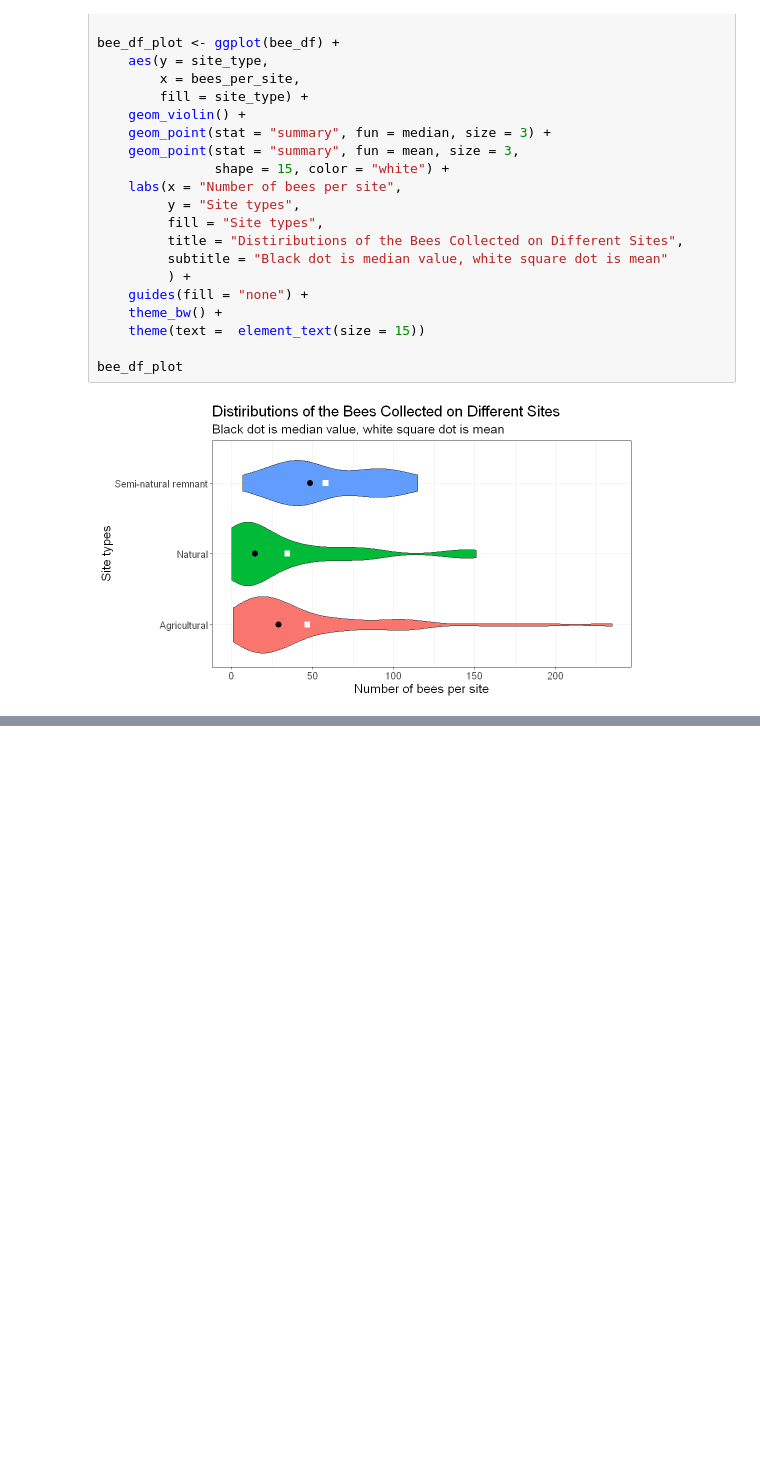
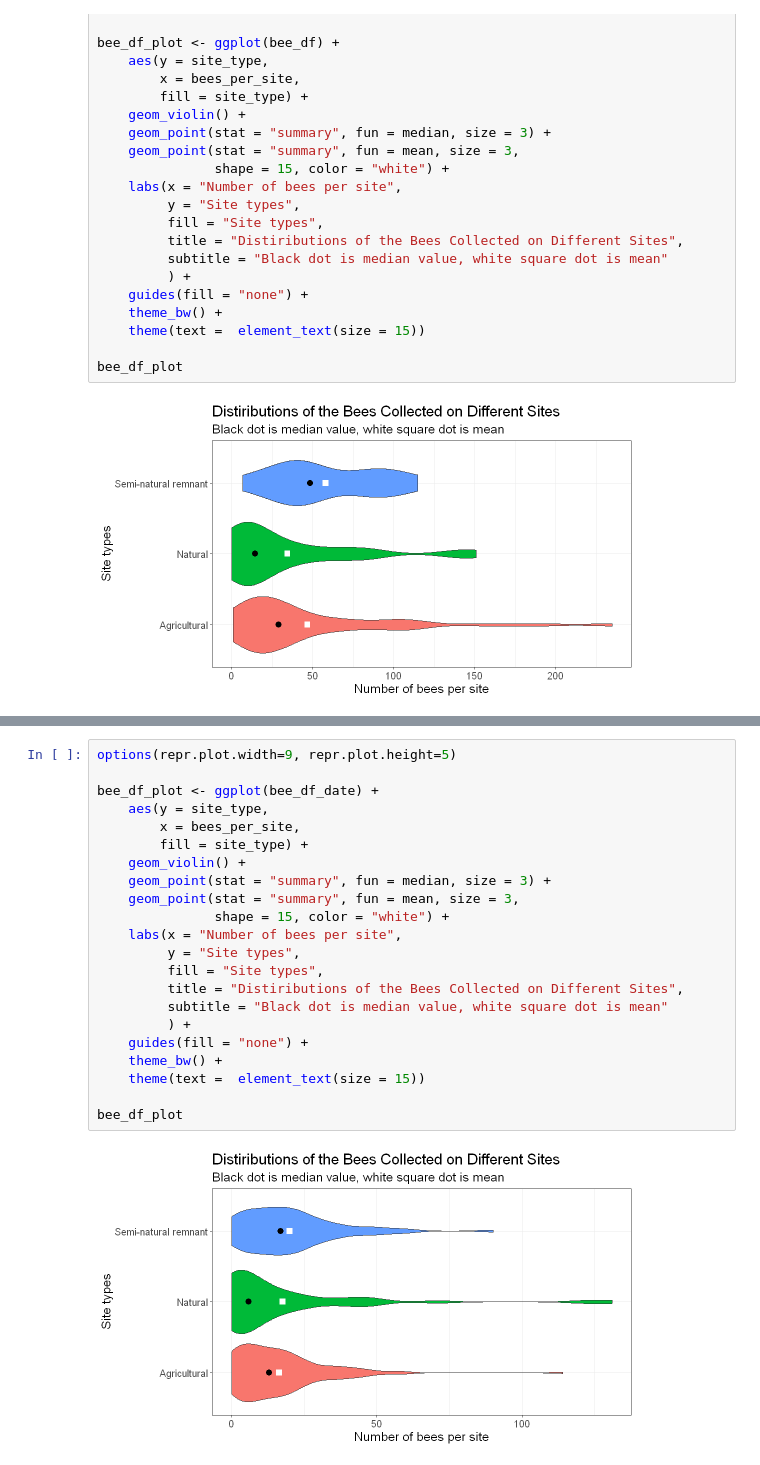
Before and after one commit to UBC-MDS/DSCI_522_Bee_Count_Comparison_Group_26, a Jupyter notebook: src/R_EDA_bee_for_Milestone1.ipynb, the cells around one changed output, grey strips where cells are left out. Drawn from its saved outputs; the diff is of its cells as text; blank space fills up the shorter version.

```diff
--- a/src/R_EDA_bee_for_Milestone1.ipynb
+++ b/src/R_EDA_bee_for_Milestone1.ipynb
@@ -131,0 +218,24 @@ bee_df_plot
+# %%
+options(repr.plot.width=9, repr.plot.height=5)
+
+bee_df_plot <- ggplot(bee_df_date) +
+    aes(y = site_type,
+        x = bees_per_site,
+        fill = site_type) +
+    geom_violin() +
+    geom_point(stat = "summary", fun = median, size = 3) +
+    geom_point(stat = "summary", fun = mean, size = 3,
+               shape = 15, color = "white") +
+    labs(x = "Number of bees per site",
+         y = "Site types",
+         fill = "Site types",
+         title = "Distiributions of the Bees Collected on Different Sites",
+         subtitle = "Black dot is median value, white square dot is mean"
+         ) +
+    guides(fill = "none") +
+    theme_bw() +
+    theme(text =  element_text(size = 15))
+
+bee_df_plot
+# %% [output]
+[figure, added]
```
Also changed, not shown: parts of 5 cells of this notebook.
